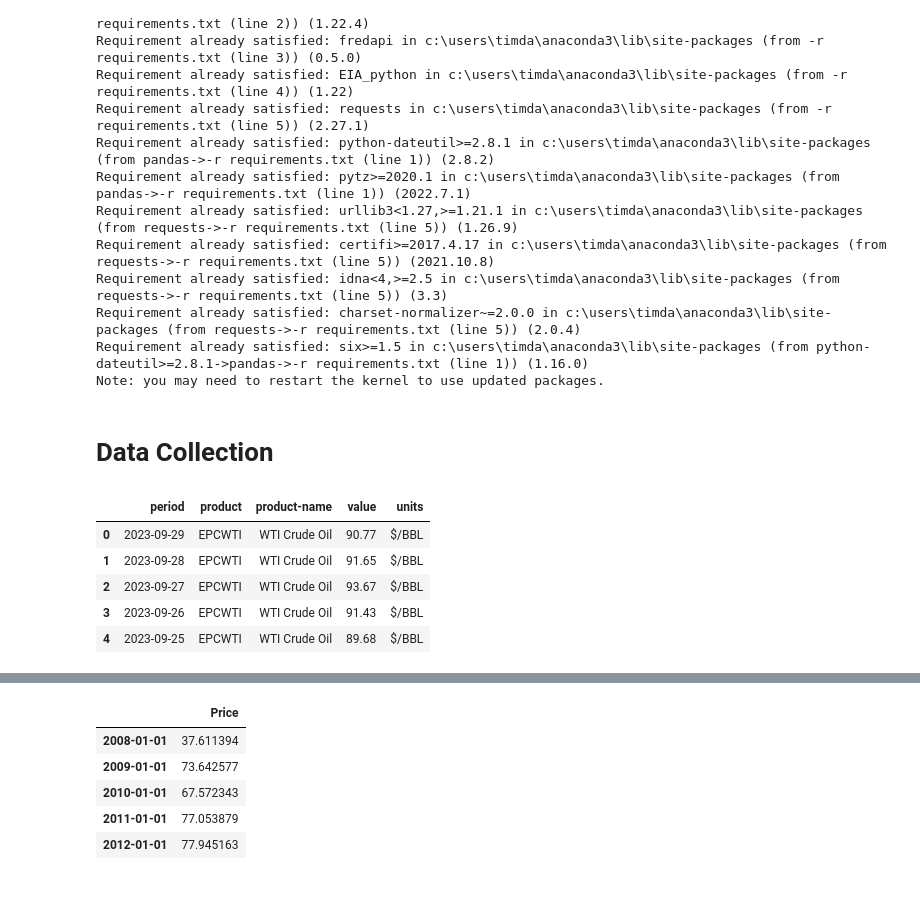
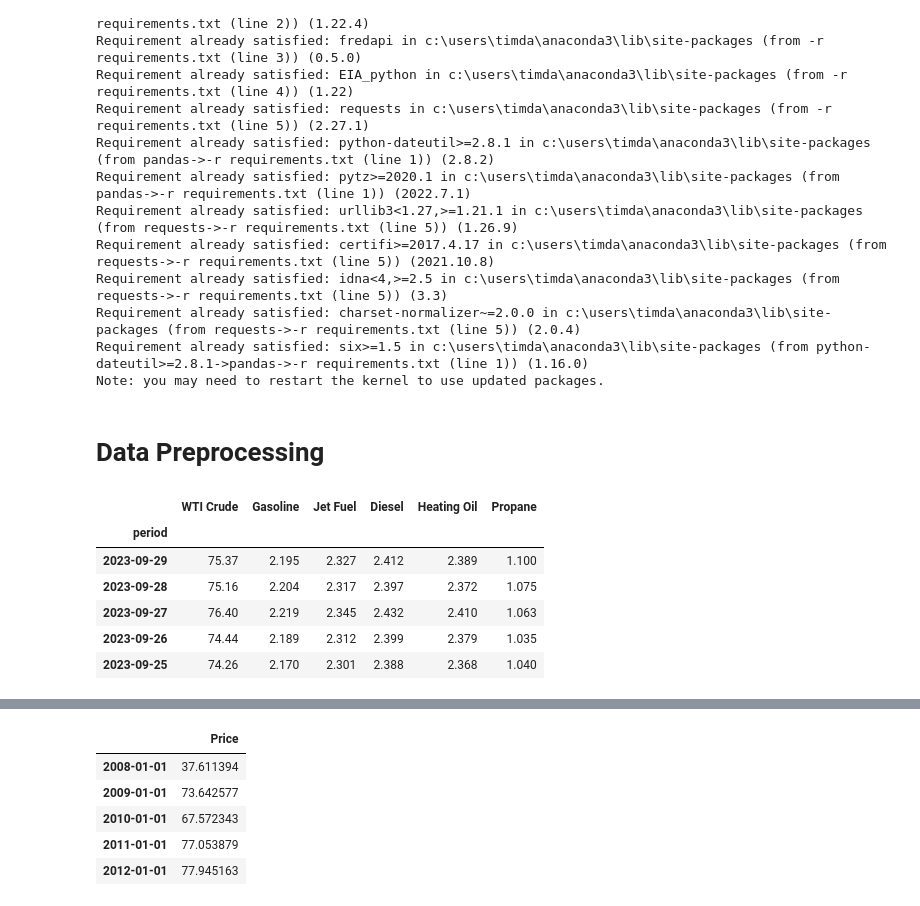
Before and after one commit to timdanilov/capstone-project, a Jupyter notebook: capstone.ipynb, the cells around one changed output, grey strips where cells are left out. Saved outputs shown, nothing was run; the diff lists cells and outputs as text; code cells hidden in the pictures.

```diff
--- a/capstone.ipynb
+++ b/capstone.ipynb
@@ -20,38 +20,53 @@ import pandas as pd
 from fredapi import Fred
 import requests
 # %% [markdown]
-# Data Collection
+# Data Preprocessing
 # %%
+# EIA API connection details
+api_key = "WyIzc4qhpYE6rxEDvB216tCCuvSkHBwGLJ6ddpam"
+eia_url = 'https://api.eia.gov/v2/petroleum/pri/spt/data/'
+
+# List of oil products and codes
+products = [
+  {'name': 'WTI Crude', 'code':'RWTC'},
+  {'name': 'Gasoline', 'code':'EER_EPMRU_PF4_Y35NY_DPG'},
+  {'name': 'Jet Fuel', 'code':'EER_EPJK_PF4_RGC_DPG'},
+  {'name': 'Diesel', 'code':'EER_EPD2DXL0_PF4_Y35NY_DPG'},
+  {'name': 'Heating Oil', 'code':'EER_EPD2F_PF4_Y35NY_DPG'},
+  {'name': 'Propane', 'code':'EER_EPLLPA_PF4_Y44MB_DPG'}
+  ]
+
 start = '2018-10-01'
 end = '2023-10-01'
-api_key = "WyIzc4qhpYE6rxEDvB216tCCuvSkHBwGLJ6ddpam"
+date_range = pd.date_range(start, end, freq='D').strftime('%Y-%m-%d')
 
-def retrieve_data(product):
-    # Create EIA URL using our API key
-    eia_url = 'https://api.eia.gov/v2/petroleum/pri/spt/data/'
-    params = '?frequency=daily&data[0]=value&facets[product][]=%s&start=%s&end=%s&sort[0][column]=period&sort[0][direction]=desc&api_key=%s' % (product, start, end, api_key)
+oil_products_df = pd.DataFrame(date_range, columns=['period'])
 
-    # Fetch the data
-    data = requests.get(eia_url + params).json()
-    df = pd.DataFrame(data['response']['data'])
+for product in products:
+  # Query parameters
+  params = '?frequency=daily&data[0]=value&facets[series][]=%s&start=%s&end=%s&sort[0][column]=period&sort[0][direction]=desc&api_key=%s' % (product['code'], start, end, api_key)
 
-    # Returning all necessary columns
-    return df[['period', 'product', 'product-name', 'value', 'units']]
+  # Fetch the data using GET request
+  data = requests.get(eia_url + params).json()
+  df = pd.DataFrame(data['response']['data'])
+
+  # Naming column with oil product name
+  df.rename(columns={"value": product['name']}, inplace=True)
+
+  # Merging price series
+  oil_products_df = pd.merge(oil_products_df, df[['period', product['name']]], on='period')
+
+# Setting proper index
+oil_products_df['period'] = pd.to_datetime(df['period'])
+oil_products_df.set_index('period', inplace=True)
+
+
+oil_products_df.head()
+# %% [output]
+|  | WTI Crude | Gasoline | Jet Fuel | Diesel | Heating Oil | Propane |
+| period |  |  |  |  |  |  |
+| 2023-09-29 | 75.37 | 2.195 | 2.327 | 2.412 | 2.389 | 1.100 |
+| 2023-09-28 | 75.16 | 2.204 | 2.317 | 2.397 | 2.372 | 1.075 |
+| 2023-09-27 | 76.40 | 2.219 | 2.345 | 2.432 | 2.410 | 1.063 |
+| 2023-09-26 | 74.44 | 2.189 | 2.312 | 2.399 | 2.379 | 1.035 |
+| 2023-09-25 | 74.26 | 2.170 | 2.301 | 2.388 | 2.368 | 1.040 |
-# %%
-# Retrieving data for WTI Crude Oil and Oil products
-
-wti_df = retrieve_data('EPCWTI')
-gasoline_df = retrieve_data('EPMRU') # Conventional Regular Gasoline
-kerosine_df = retrieve_data('EPJK') # Kerosene-Type Jet Fuel
-diesel_df = retrieve_data('EPD2DXL0') # No 2 Diesel Low Sulfur (0-15 ppm)
-heating_oil_df = retrieve_data('EPD2F') # No 2 Fuel Oil / Heating Oil
-propane_df = retrieve_data('EPLLPA') # Propane
-
-wti_df.head()
-# %% [output]
-|  | period | product | product-name | value | units |
-| 0 | 2023-09-29 | EPCWTI | WTI Crude Oil | 90.77 | $/BBL |
-| 1 | 2023-09-28 | EPCWTI | WTI Crude Oil | 91.65 | $/BBL |
-| 2 | 2023-09-27 | EPCWTI | WTI Crude Oil | 93.67 | $/BBL |
-| 3 | 2023-09-26 | EPCWTI | WTI Crude Oil | 91.43 | $/BBL |
-| 4 | 2023-09-25 | EPCWTI | WTI Crude Oil | 89.68 | $/BBL |
```
Also changed, not shown: parts of 2 cells of this notebook.
